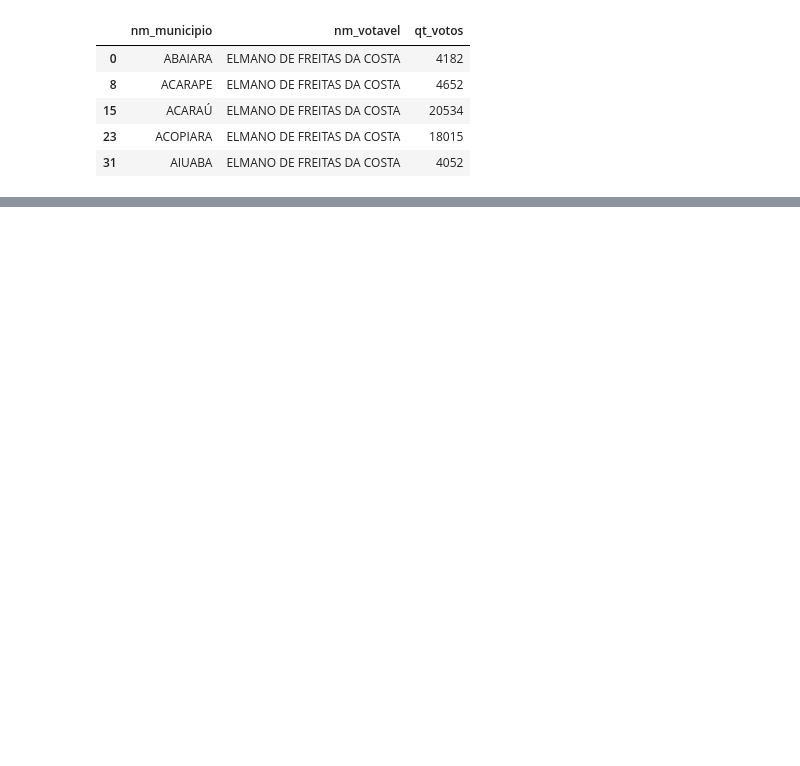
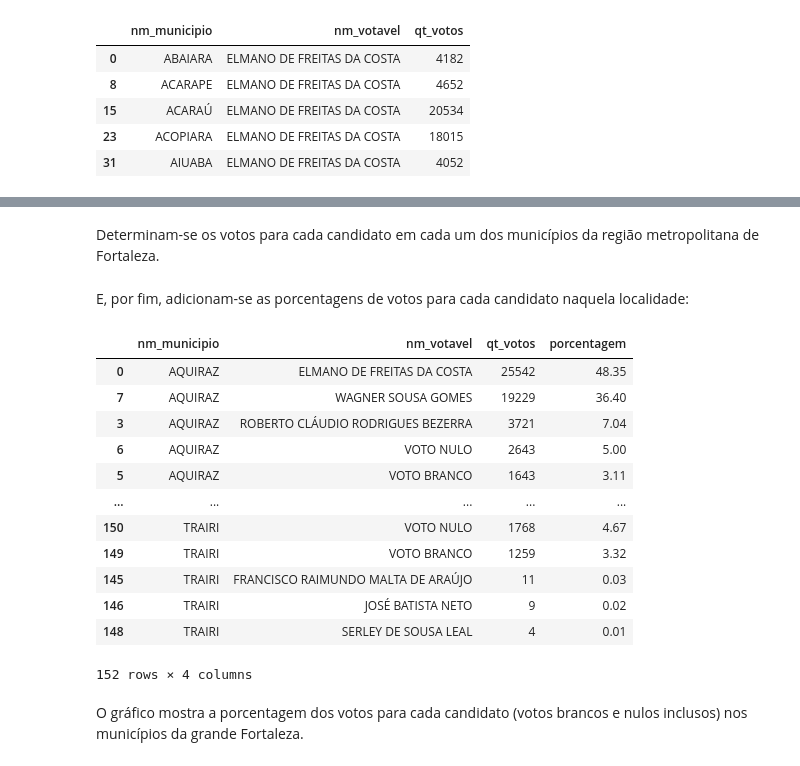
Before and after one commit to DamodaraBarbosa/clustering_municipios_eleicoes_2022_ceara, a Jupyter notebook: 05_data_analysis_eleicoes_ceara_2022.ipynb, the cells around one changed output, grey strips where cells are left out. Cells and saved outputs as stored; diff of their text form; code cells hidden in the pictures; blank space fills up the shorter version.

```diff
--- a/05_data_analysis_eleicoes_ceara_2022.ipynb
+++ b/05_data_analysis_eleicoes_ceara_2022.ipynb
@@ -548,0 +699,6 @@ fig.show()
+# %%
+# Buscam-se os dados referentes a votação para governador e nos municípios da região metropolitana:
+
+votos_por_cidade_regiao_metropolitana = votacao_ce.query('ds_cargo == "GOVERNADOR" and nm_municipio in @regiao_metropolitana')\
+                                                  .groupby('nm_municipio')['qt_votos'].sum() # os dados são agrupados por município e os votos somados.
+votos_por_cidade_regiao_metropolitana = dict(votos_por_cidade_regiao_metropolitana)
@@ -548,0 +729,40 @@ fig.show()
+# %% [markdown]
+Determinam-se os votos para cada candidato em cada um dos municípios da região metropolitana de Fortaleza.
+# %%
+# Buscam-se os dados referentes ao cargo de governador e das cidades da região metropolitana, estes são agrupados, os votos somados e os index resetados:
+
+votos_regiao_metropolitana = votacao_ce.query('nm_municipio in @regiao_metropolitana and ds_cargo == "GOVERNADOR"')\
+                                       .groupby(['nm_municipio', 'nm_votavel'])['qt_votos'].sum().reset_index()
+
+# Os dados são ordenados em ordem alfabética do nome dos municípios e em ordem decrescente dos votos:
+
+votos_regiao_metropolitana = votos_regiao_metropolitana.sort_values(['nm_municipio', 'qt_votos'], ascending= [True, False])
+# %% [markdown]
+E, por fim, adicionam-se as porcentagens de votos para cada candidato naquela localidade:
+# %%
+porcentagem = list()
+
+for index, row in votos_regiao_metropolitana.iterrows():
+  # itera-se o dataframe e calcula-se a porcentagem dos votos a partir dos votos totais de cada município, informação presente no dicionário:
+
+  valor = round((row['qt_votos'] / votos_por_cidade_regiao_metropolitana[row['nm_municipio']]) * 100, 2)
+  porcentagem.append(valor) # os valores são colocados na lista porcentagem.
+# %%
+votos_regiao_metropolitana['porcentagem'] = porcentagem
+votos_regiao_metropolitana
+# %% [output]
+|  | nm_municipio | nm_votavel | qt_votos | porcentagem |
+| 0 | AQUIRAZ | ELMANO DE FREITAS DA COSTA | 25542 | 48.35 |
+| 7 | AQUIRAZ | WAGNER SOUSA GOMES | 19229 | 36.40 |
+| 3 | AQUIRAZ | ROBERTO CLÁUDIO RODRIGUES BEZERRA | 3721 | 7.04 |
+| 6 | AQUIRAZ | VOTO NULO | 2643 | 5.00 |
+| 5 | AQUIRAZ | VOTO BRANCO | 1643 | 3.11 |
+| ... | ... | ... | ... | ... |
+| 150 | TRAIRI | VOTO NULO | 1768 | 4.67 |
+| 149 | TRAIRI | VOTO BRANCO | 1259 | 3.32 |
+| 145 | TRAIRI | FRANCISCO RAIMUNDO MALTA DE ARAÚJO | 11 | 0.03 |
+| 146 | TRAIRI | JOSÉ BATISTA NETO | 9 | 0.02 |
+| 148 | TRAIRI | SERLEY DE SOUSA LEAL | 4 | 0.01 |
+152 rows × 4 columns
+# %% [markdown]
+O gráfico mostra a porcentagem dos votos para cada candidato (votos brancos e nulos inclusos) nos municípios da grande Fortaleza.
```
Also changed, not shown: parts of 37 cells of this notebook.
